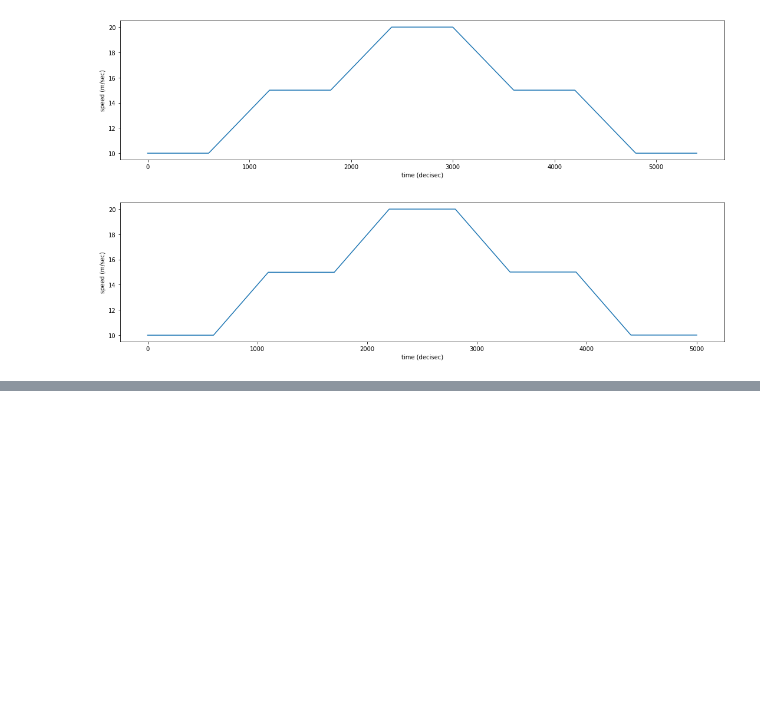
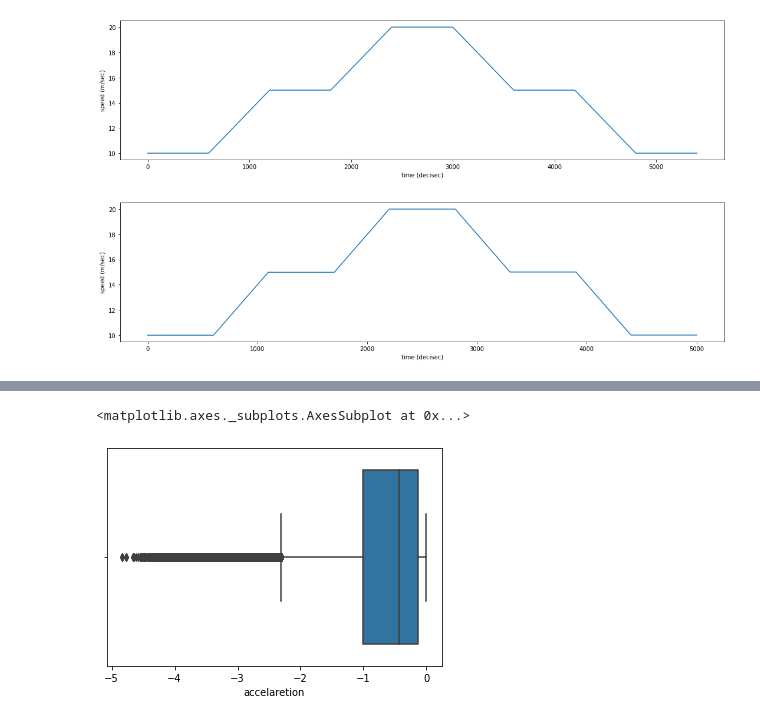
Before and after one commit to m-rafiul-islam/driver-behavior-model, a Jupyter notebook: emperical_data_viz.ipynb, the cells around one changed output, grey strips where cells are left out. Cells and saved outputs as stored; diff of their text form; code cells hidden in the pictures; blank space fills up the shorter version.

```diff
--- a/emperical_data_viz.ipynb
+++ b/emperical_data_viz.ipynb
@@ -292,0 +300,5 @@ fig.tight_layout()
+# %%
+car_data_acc = car_data[car_data['accelaretion']>0]
+car_data_dec = car_data[car_data['accelaretion']<0]
+car_data_acc
+car_data_dec
@@ -292,0 +345,5 @@ fig.tight_layout()
+# %%
+sns.boxplot(x='accelaretion',data=car_data_dec)
+# %% [output]
+<matplotlib.axes._subplots.AxesSubplot at 0x...>
+[figure, added]
```
Also changed, not shown: parts of 13 cells of this notebook.
